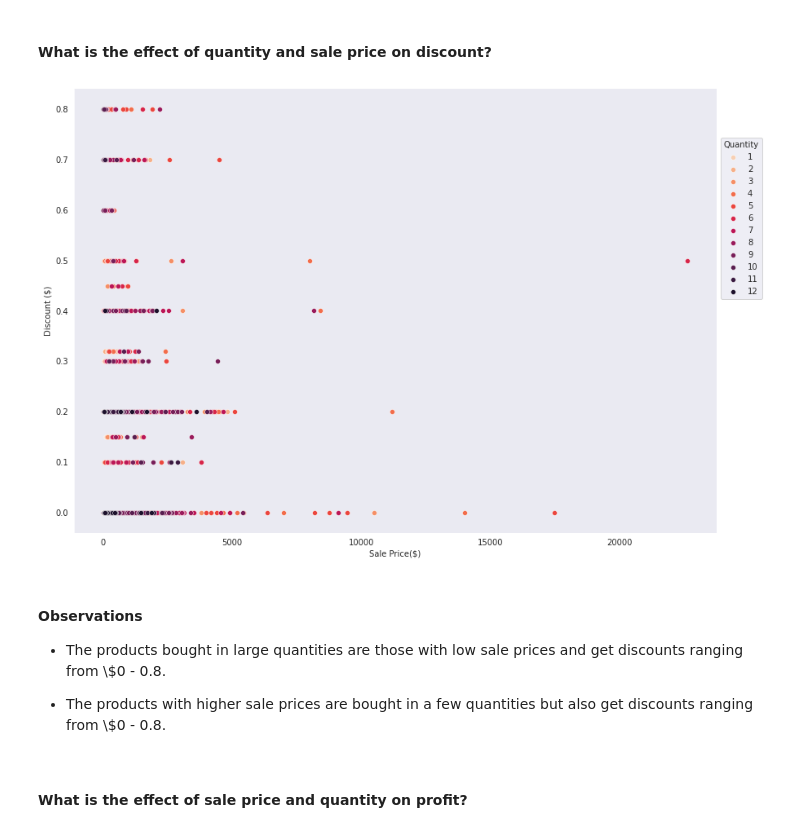
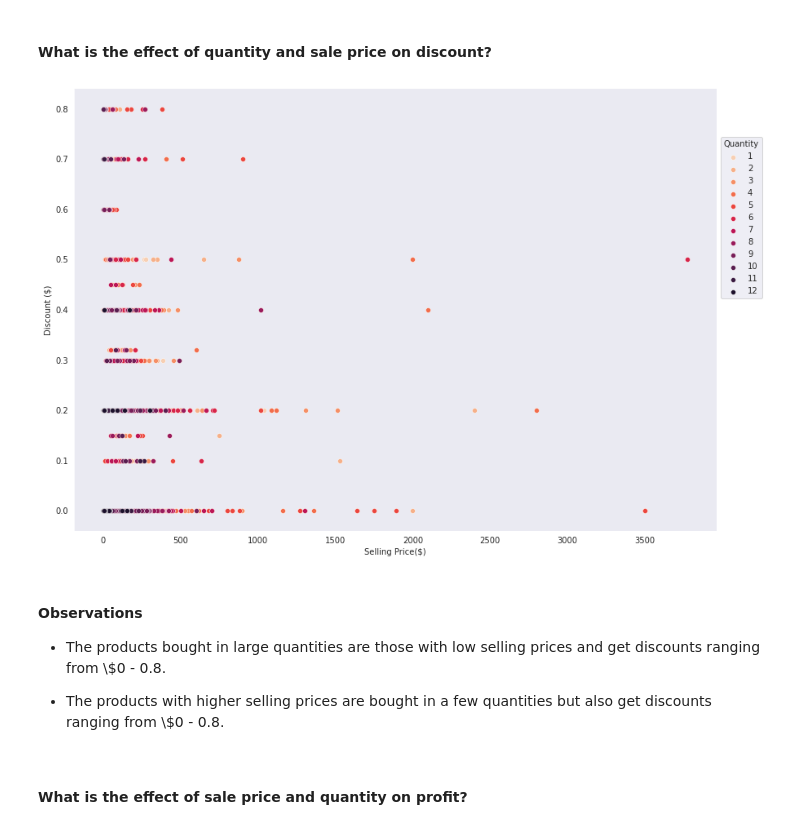
Before and after one commit to Dee-nDee/SuperStore_Data_Analysis, a Jupyter notebook: SuperStore.ipynb, the cells around one changed output. Cells and saved outputs as stored; diff of their text form; code cells hidden in the pictures.

Commit message:
feat: Selling Price of Products

```diff
--- a/SuperStore.ipynb
+++ b/SuperStore.ipynb
@@ -1361,23 +1435,23 @@ In this section, the relationship between multiple pairs of variables will be co
 # %%
 #visualize
 g = sb.FacetGrid(data = samp_superstore, hue = "Quantity",
                  palette = "rocket_r");
-g.map(sb.scatterplot, "Sales", "Discount")
+g.map(sb.scatterplot, "Unit_Price", "Discount")
 
-plt.xlabel("Sale Price($)")
+plt.xlabel("Selling Price($)")
 plt.ylabel("Discount ($)")
 plt.legend(title = "Quantity", bbox_to_anchor = (1, 0.90))
 
 g.figure.set_size_inches(15, 10);
 
 plt.grid(False)
 # %% [output]
-[figure, old version]
+[figure, new version]
 # %% [markdown]
 #### Observations
-- The products bought in large quantities are those with low sale prices and get discounts ranging from \\$0 - 0.8.
+- The products bought in large quantities are those with low selling prices and get discounts ranging from \\$0 - 0.8.
 
-- The products with higher sale prices are bought in a few quantities but also get discounts ranging from \\$0 - 0.8.
+- The products with higher selling prices are bought in a few quantities but also get discounts ranging from \\$0 - 0.8.
 # %% [markdown]
 #### What is the effect of sale price and quantity on profit?
 # %%
```
Also changed, not shown: parts of 16 cells of this notebook.
